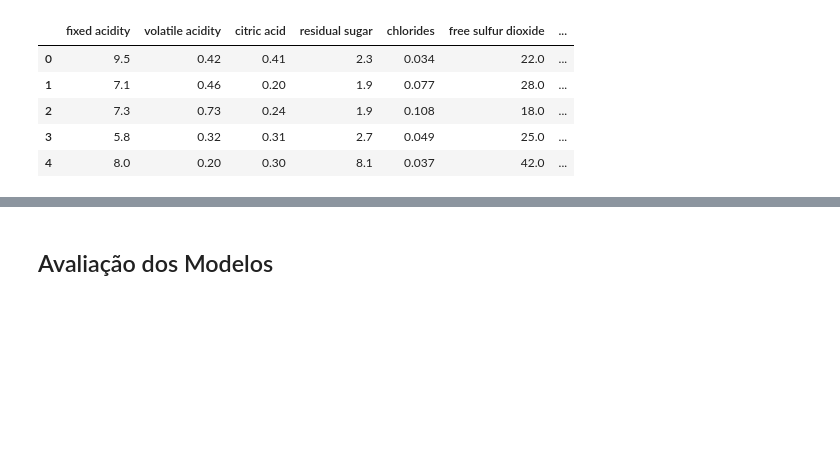
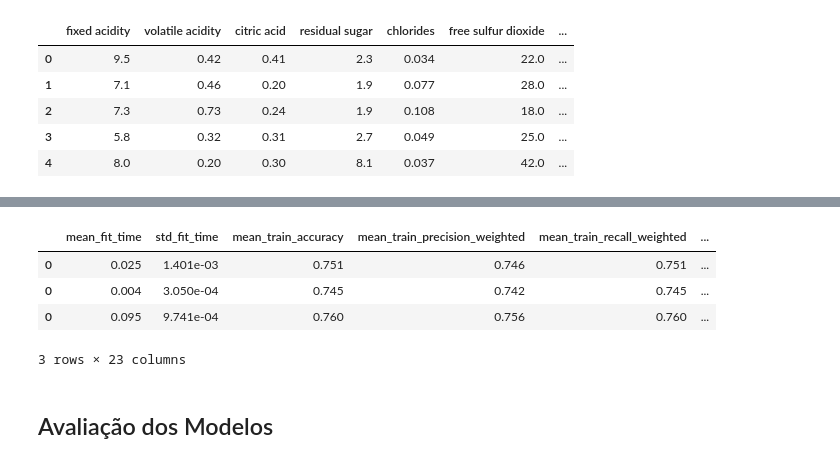
Before and after one commit to tciodaro/eng_ml, a Jupyter notebook: code/aula01_modelagem_basica.ipynb, the cells around one changed output, grey strips where cells are left out. Saved outputs shown, nothing was run; the diff lists cells and outputs as text; code cells hidden in the pictures; blank space fills up the shorter version.

Commit message:
Atualizando com dataframe de metricas de cada modelo

```diff
--- a/code/aula01_modelagem_basica.ipynb
+++ b/code/aula01_modelagem_basica.ipynb
@@ -373,3 +386,30 @@ df_wine_model.head()
+# %%
+# loop em modelos
+df_model_list = []
+for model, model_name in zip([lr_model, dt_model, gbt_model],
+                             ['LR', 'DT', 'GBT']):
+    # Recuperar o tempo de treinamento
+    cvmetrics = ['mean_fit_time', 'std_fit_time']
+    cvmetrics.extend([f'mean_train_{s}' for s in classification_scores])
+    cvmetrics.extend([f'std_train_{s}' for s in classification_scores])
+    cvmetrics.extend([f'mean_test_{s}' for s in classification_scores])
+    cvmetrics.extend([f'std_test_{s}' for s in classification_scores])
+    # Recuperar somente os valores da Validacao Cruzada para a melhor configuracao de hiperparmetros
+    df_data = [model.cv_results_[m][model.best_index_].tolist() for m in cvmetrics]
+    df_data = np.array(df_data).reshape(1,-1)
+    df_metrics = pandas.DataFrame(data=df_data, columns = cvmetrics)
+    df_metrics['modelo'] = model_name
+    df_model_list.append(df_metrics)
+
+# Concatenar resultados
+df_metrics = pandas.concat(df_model_list)
+df_metrics.head()
+# %% [output]
+|  | mean_fit_time | std_fit_time | mean_train_accuracy | mean_train_precision_weighted | mean_train_recall_weighted | ... |
+| 0 | 0.025 | 1.401e-03 | 0.751 | 0.746 | 0.751 | ... |
+| 0 | 0.004 | 3.050e-04 | 0.745 | 0.742 | 0.745 | ... |
+| 0 | 0.095 | 9.741e-04 | 0.760 | 0.756 | 0.760 | ... |
+3 rows × 23 columns
 # %% [markdown]
 ## Avaliação dos Modelos
 # %% [markdown]
```
Also changed, not shown: parts of 3 cells of this notebook.
